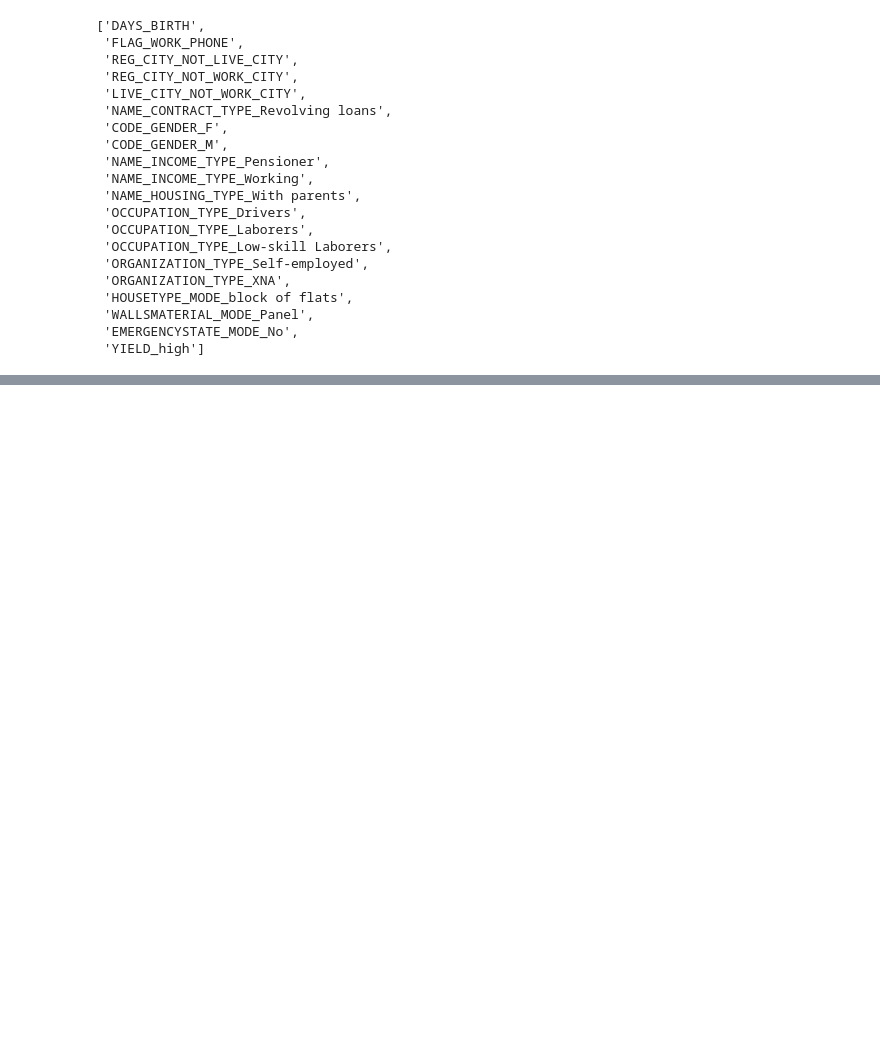
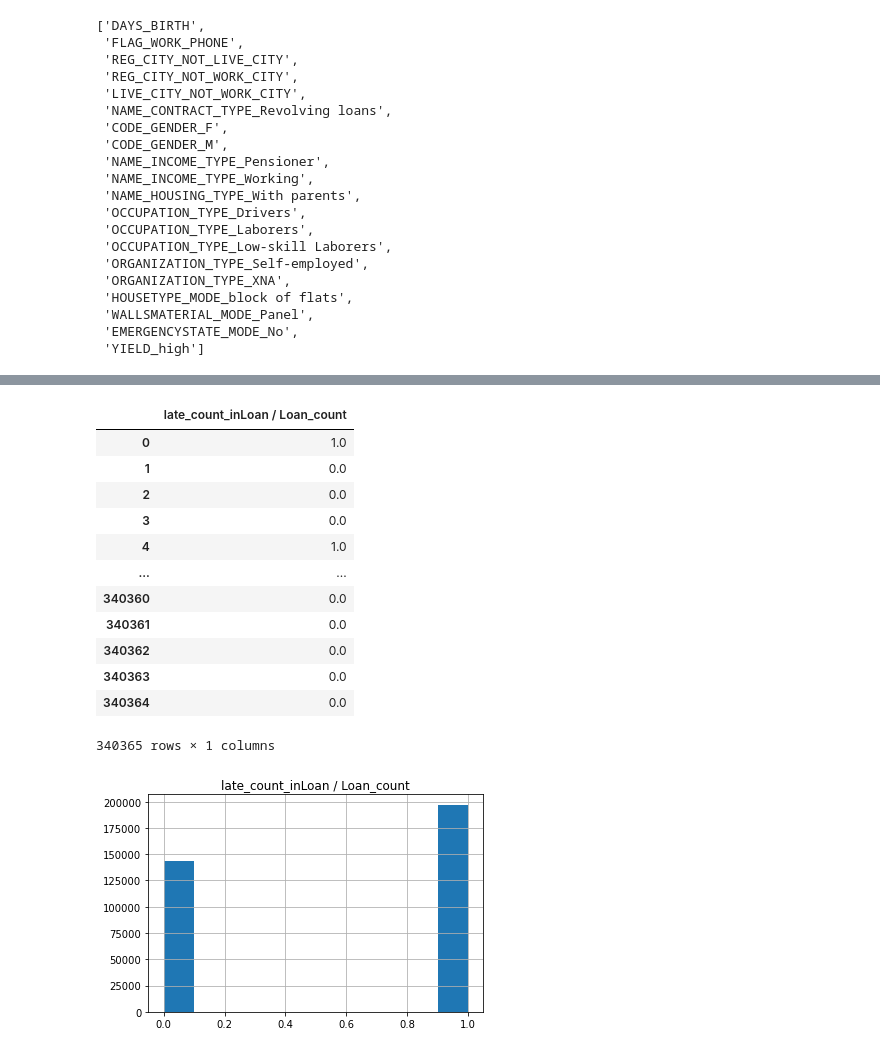
Before and after one commit to hazel1002/credit_risk, a Jupyter notebook: feature_selection.ipynb, the cells around one changed output, grey strips where cells are left out. Saved outputs shown, nothing was run; the diff lists cells and outputs as text; code cells hidden in the pictures; blank space fills up the shorter version.

```diff
--- a/feature_selection.ipynb
+++ b/feature_selection.ipynb
@@ -276,0 +292,19 @@ plt.show()
+# %%
+chao_label_y = pd.DataFrame(chao_label['late_count_inLoan / Loan_count'].apply(lambda x:1 if x>0 else x))
+chao_label_y.hist()
+chao_label_y
+# %% [output]
+|  | late_count_inLoan / Loan_count |
+| 0 | 1.0 |
+| 1 | 0.0 |
+| 2 | 0.0 |
+| 3 | 0.0 |
+| 4 | 1.0 |
+| ... | ... |
+| 340360 | 0.0 |
+| 340361 | 0.0 |
+| 340362 | 0.0 |
+| 340363 | 0.0 |
+| 340364 | 0.0 |
+340365 rows × 1 columns
+[figure, added]
```
Also changed, not shown: parts of 18 cells of this notebook, 14 other files.
